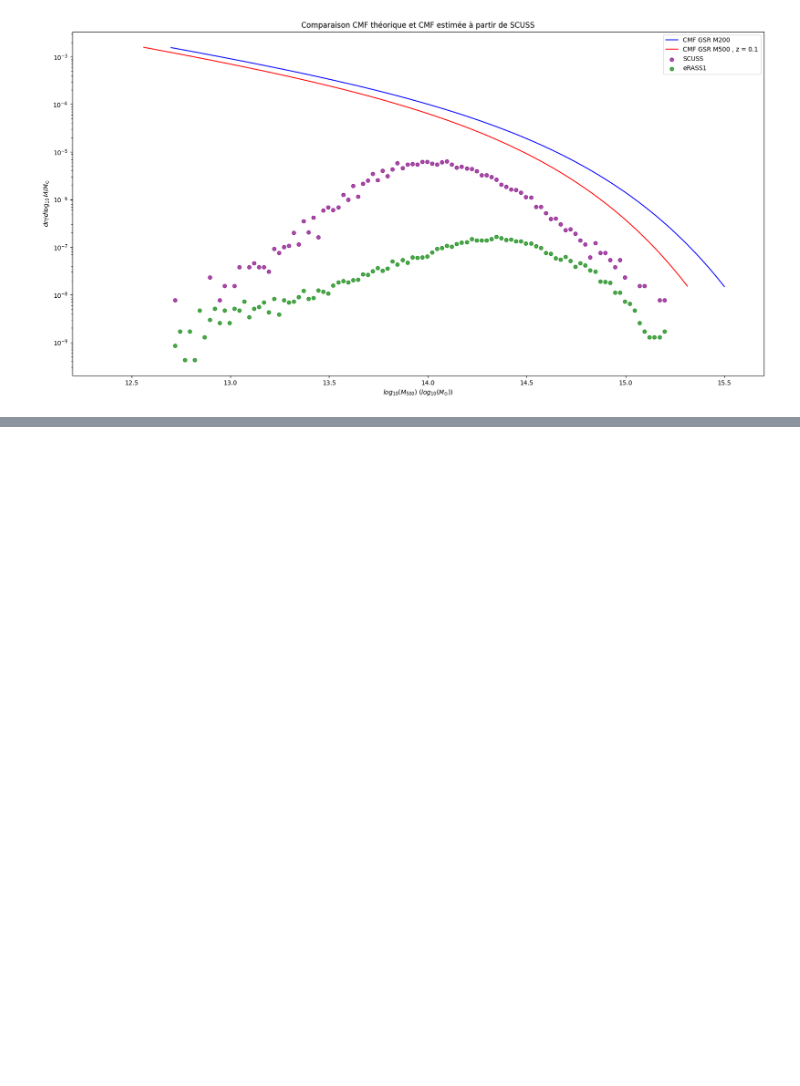
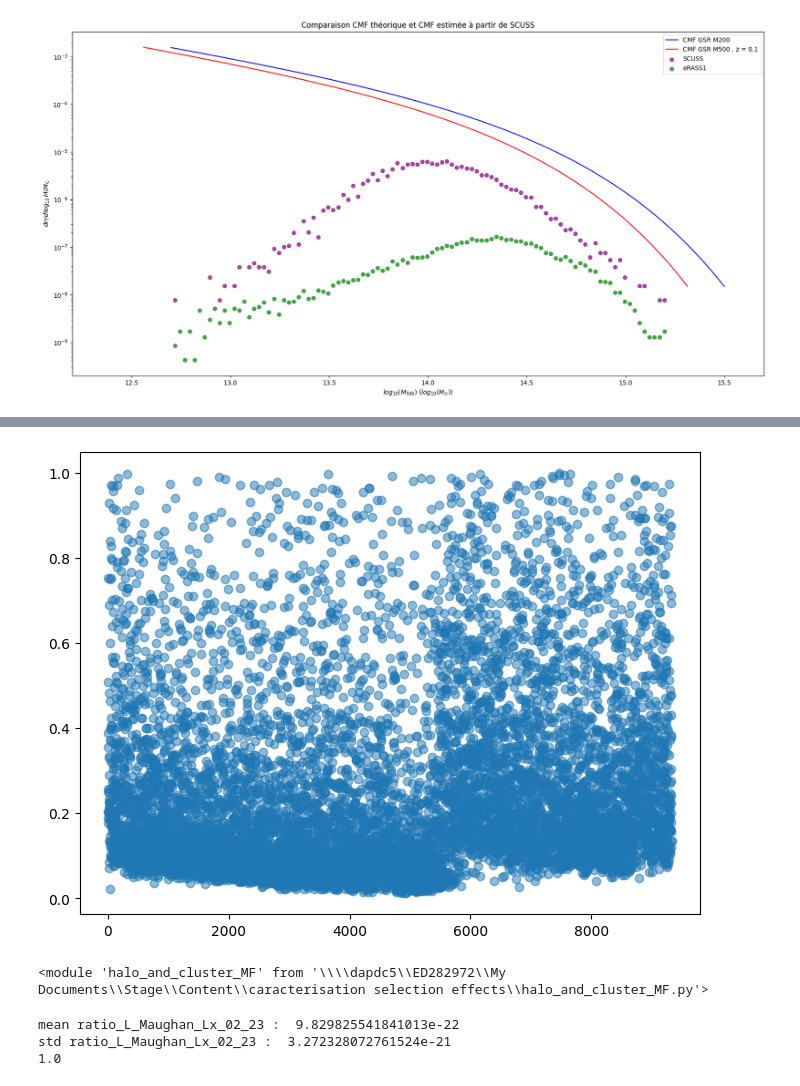
Before and after one commit to EmileD123/M2_Internship_clusters_cross_X_optical, a Jupyter notebook: caracterisation selection effects/test_conversion_MRP_M200_M500.ipynb, the cells around one changed output, grey strips where cells are left out. Drawn from its saved outputs; the diff is of its cells as text; code cells hidden in the pictures; blank space fills up the shorter version.

Commit message:
test scaling relation Maughan et al. 2018

```diff
--- a/caracterisation selection effects/test_conversion_MRP_M200_M500.ipynb
+++ b/caracterisation selection effects/test_conversion_MRP_M200_M500.ipynb
@@ -300,0 +375,39 @@ plt.legend()
+# %%
+CR500_eRASS1 = table_eRASS1_filtered['CR500'] # CR in counts/s
+CR500_eRASS1_filtered = CR500_eRASS1[(CR500_eRASS1 < 1)]
+
+plt.figure(figsize=(8, 6))
+plt.scatter(np.arange(len(CR500_eRASS1_filtered)), CR500_eRASS1_filtered, alpha=0.5, label='Data eRASS1')
+#plt.yscale('log')
+plt.show()
+# %% [output]
+[figure, added]
+# %%
+importlib.reload(uf) ; importlib.reload(hcmf)
+# %% [output]
+<module 'halo_and_cluster_MF' from '\\\\dapdc5\\ED282972\\My Documents\\Stage\\Content\\caracterisation selection effects\\halo_and_cluster_MF.py'>
+# %%
+M500_eRASS1_ = np.log10(np.array(table_eRASS1['M500'])*1e13) # Pour ce catalogue, les masses sont données en 10^13 Msun
+#M500_eRASS1_ = M500_eRASS1_[(M500_eRASS1_ > 12.2) & (M500_eRASS1_ < 15.5)] # On ne garde que les amas compris entre les bornes de masses utilisées pour le calcul de la CMF (pour DESI LEgacy, on conserve tout)
+
+z_eRASS1_ = np.array(table_eRASS1['zBest'])
+
+Lx_02_23 = np.array(table_eRASS1['L500']*1e42) # Lx in erg/s : 0.2-2.3keV band
+CR_02_23 = np.array(table_eRASS1['CR500']) # CR in counts/s
+
+coeff = 1/2.57
+
+L_Maughan = uf.L_from_M_Maughan(M500_eRASS1_,z_eRASS1_) * coeff  # coeff → afin que L_Maughan corresponde à la luminosité dans la bande 0.2-2.3 kev (?)
+ratio_L_Maughan_Lx_02_23 = L_Maughan/Lx_02_23 ; ratio_L_Maughan_Lx_02_23 = ratio_L_Maughan_Lx_02_23[ratio_L_Maughan_Lx_02_23<100]
+print('mean ratio_L_Maughan_Lx_02_23 : ',np.mean(ratio_L_Maughan_Lx_02_23))
+print('std ratio_L_Maughan_Lx_02_23 : ',np.std(ratio_L_Maughan_Lx_02_23))
+
+
+CR_from_L_Maughan = uf.CR_from_LX(L_Maughan, z_eRASS1_) # CR in counts/s
+ratio_CR_Maughan_CR_02_23 = CR_from_L_Maughan/CR_02_23 ; ratio_CR_Maughan_CR_02_23 = ratio_CR_Maughan_CR_02_23[ratio_CR_Maughan_CR_02_23<100]
+ratio_CR_outliers_0 = ratio_CR_Maughan_CR_02_23[ratio_CR_Maughan_CR_02_23 < 0.1]
+print((len(ratio_CR_outliers_0)/len(ratio_CR_Maughan_CR_02_23)))
+# %% [output]
+mean ratio_L_Maughan_Lx_02_23 :  9.829825541841013e-22
+std ratio_L_Maughan_Lx_02_23 :  3.272328072761524e-21
+1.0
```
Also changed, not shown: parts of 15 cells of this notebook, 8 other files.
